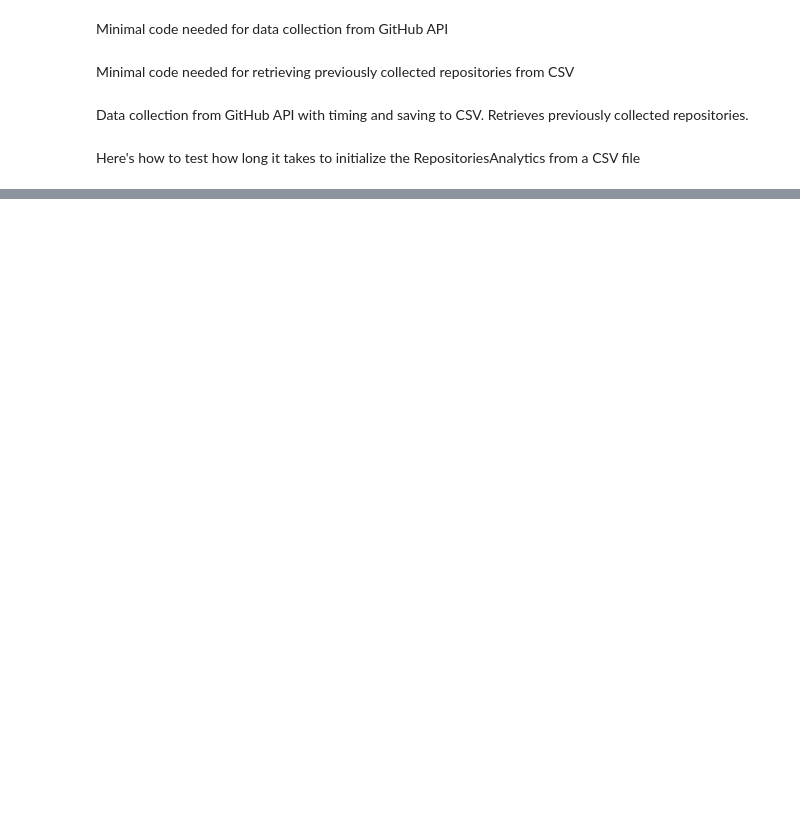
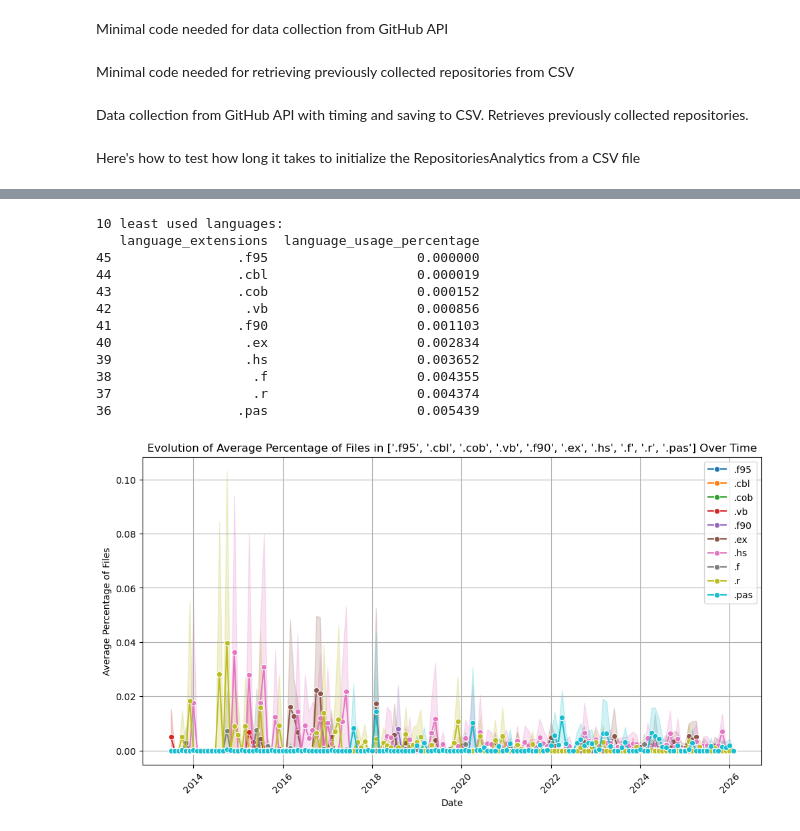
Before and after one commit to kerryghan-relot/Github-Language-Analysis, a Jupyter notebook: data_collection.ipynb, the cells around one changed output, grey strips where cells are left out. Cells and saved outputs as stored; diff of their text form; code cells hidden in the pictures; blank space fills up the shorter version.

```diff
--- a/data_collection.ipynb
+++ b/data_collection.ipynb
@@ -74,0 +124,2 @@ Temps écoulé pour initialiser 5336 repositories : 17.916933298110962 secondes
+# %%
+summary = analytics.get_language_usage_summary()
@@ -74,0 +161,21 @@ Temps écoulé pour initialiser 5336 repositories : 17.916933298110962 secondes
+# %%
+# Plot the 10 least used languages from the summary
+least_used_languages = summary.sort_values(by="language_usage_percentage").head(10)
+print("10 least used languages:")
+print(least_used_languages[["language_extensions", "language_usage_percentage"]])
+
+analytics.plot_language_evolution(least_used_languages["language_extensions"].tolist())
+# %% [output]
+10 least used languages:
+   language_extensions  language_usage_percentage
+45                .f95                   0.000000
+44                .cbl                   0.000019
+43                .cob                   0.000152
+42                 .vb                   0.000856
+41                .f90                   0.001103
+40                 .ex                   0.002834
+39                 .hs                   0.003652
+38                  .f                   0.004355
+37                  .r                   0.004374
+36                .pas                   0.005439
+[figure, added]
```
Also changed, not shown: parts of 20 cells of this notebook, 7 other files.
